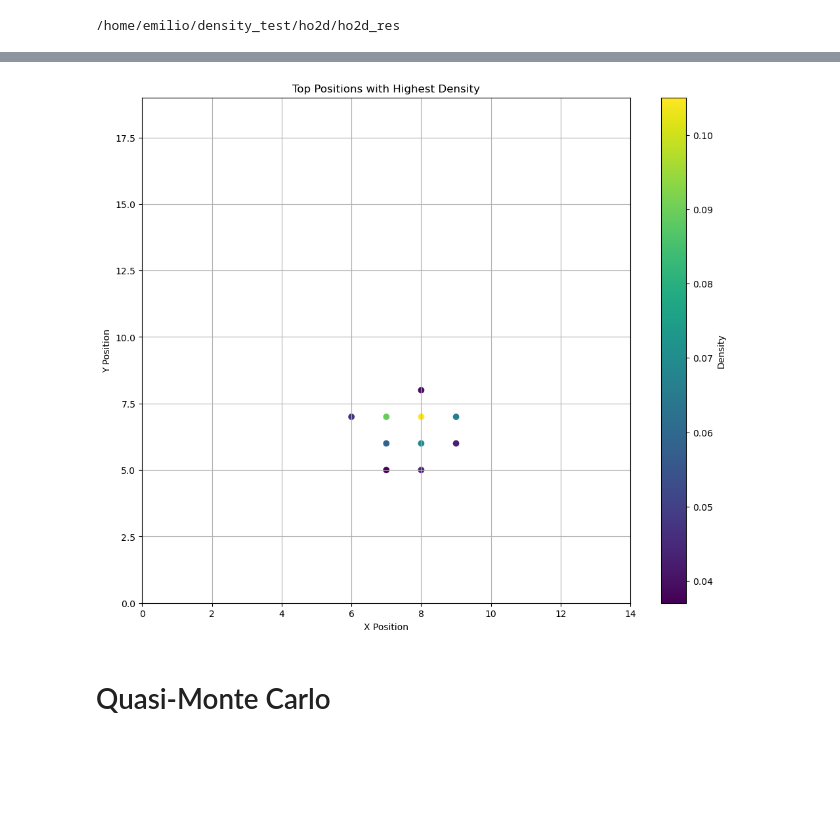
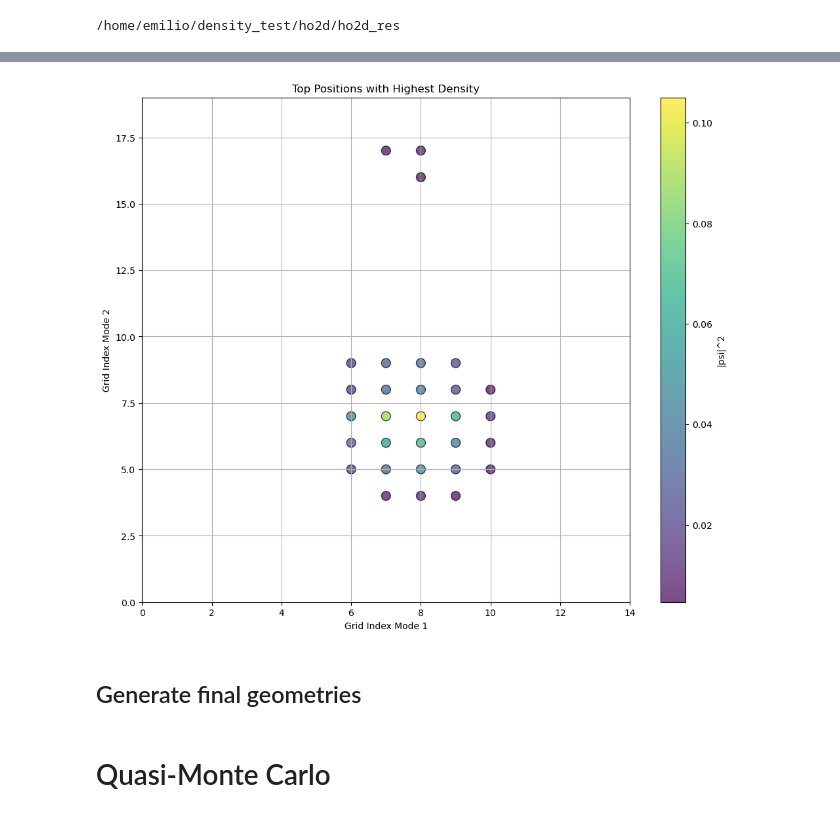
Before and after one commit to Emilioerc/MCsampling_MCTDH, a Jupyter notebook: pymc.ipynb, the cells around one changed output, grey strips where cells are left out. Drawn from its saved outputs; the diff is of its cells as text; code cells hidden in the pictures; blank space fills up the shorter version.

Commit message:
Multi-state and final geometries displacements added

```diff
--- a/pymc.ipynb
+++ b/pymc.ipynb
@@ -185,4 +181,0 @@ sp_psi
-# %%
-plt.figure()
-for i in range(number_nmodes):
-    plt.plot(full_1dden_data[i][1][:,0] ,full_1dden_data[i][1][:,1])
@@ -199,58 +183,70 @@ initial_sp_psi = sp_psi
 # Define parameters
 num_steps = 2500  # Number of steps in the Metropolis algorithm
 boundary = 'periodic'  # Choose 'reflect' or 'periodic'
+# Define the maximum number of unique positions you want to collect
+max_unique_positions = 30  # Adjust this number as desired
+
+grid_shape = tuple(np.shape(full_1dden_data[i])[1] for i in range(number_nmodes))
+
 
 # Run Metropolis in parallel
 samples = mct.metropolis_parallel(
-    initial_indices,
-    initial_sp_psi,
+    representative_indices,
+    sp_psi,
     grid_shape,
     mct.run_and_collect,
-    executable_path,
-    flags,
+    sp_full_path,
+    sp_flags,
+    state_of_interest,
     num_steps,
     boundary
 )
-
-# Define the maximum number of unique positions you want to collect
-max_unique_positions = 10  # Adjust this number as desired
 
 # Use a dictionary to store positions and their maximum densities
 positions_density_dict = {}
 
 for walker_samples in samples:
-    # Include all steps, no burn-in discard
     for position, density in walker_samples:
         pos_key = tuple(position)
         # Keep the maximum density for each position
         if pos_key in positions_density_dict:
             positions_density_dict[pos_key] = max(positions_density_dict[pos_key], density)
         else:
             positions_density_dict[pos_key] = density
 
 # Create a list of (position, density) tuples
 positions_density_list = list(positions_density_dict.items())
 
 # Sort the positions by density in descending order
 positions_density_list.sort(key=lambda x: x[1], reverse=True)
 
 # Select the top positions with maximum density
 top_positions_density = positions_density_list[:max_unique_positions]
 
 # Extract positions and densities for plotting
 positions_array = np.array([pos for pos, dens in top_positions_density])
 densities_array = np.array([dens for pos, dens in top_positions_density])
 
 # Plotting the positions with highest densities
-plt.figure(figsize=(12, 10))
-plt.scatter(positions_array[:, 0], positions_array[:, 1], c=densities_array, cmap='viridis', marker='o')
-plt.colorbar(label='Density')
-plt.xlabel('X Position')
-plt.ylabel('Y Position')
-plt.title('Top Positions with Highest Density')
-plt.grid(True)
-plt.xlim(0, grid_shape[0] - 1)
-plt.ylim(0, grid_shape[1] - 1)
-plt.show()
+if plot:
+    plt.figure(figsize=(12, 10))
+    plt.scatter(positions_array[:, 0], positions_array[:, 1],
+        c=densities_array,
+        cmap='viridis',
+        marker='o',
+        edgecolor='k',
+        s=100,
+        alpha=0.7
+    )
+    plt.colorbar(label='|psi|^2')
+    plt.xlabel('Grid Index Mode 1')
+    plt.ylabel('Grid Index Mode 2')
+    plt.title('Top Positions with Highest Density')
+    plt.grid(True)
+    plt.xlim(0, grid_shape[0] - 1)
+    plt.ylim(0, grid_shape[1] - 1)
+    plt.show()
 # %% [output]
-[figure, old version]
+[figure, new version]
+# %% [markdown]
+## Generate final geometries
```
Also changed, not shown: parts of 10 cells of this notebook, 1 other file.
